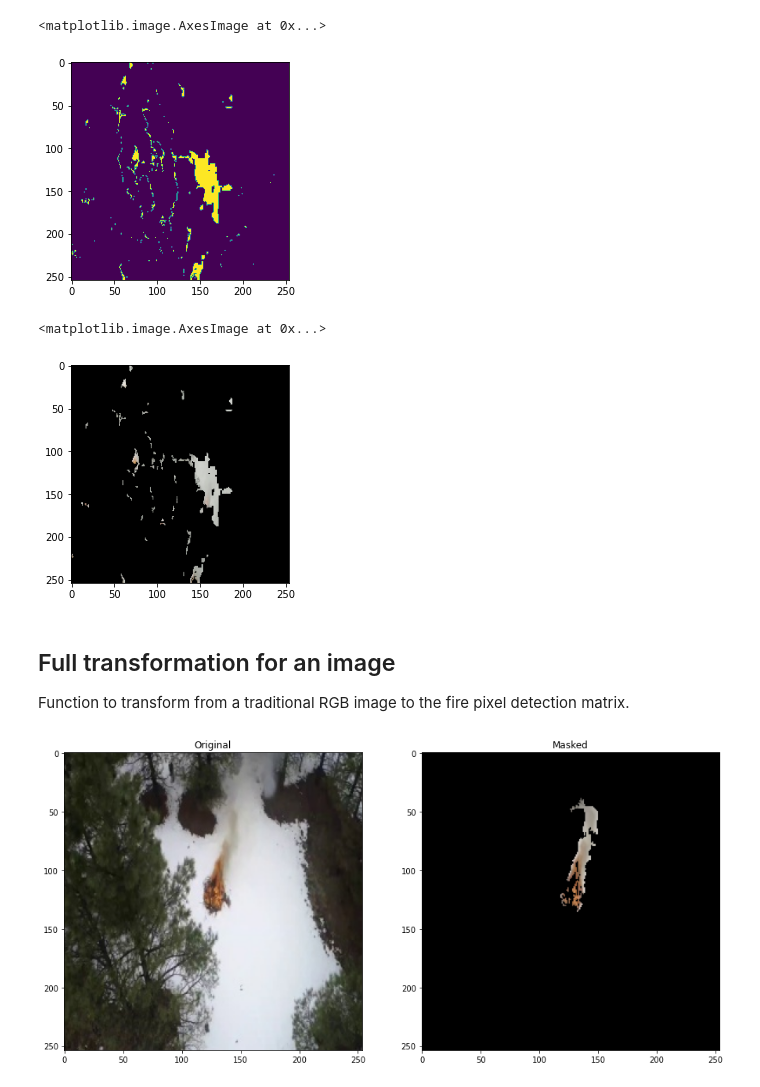
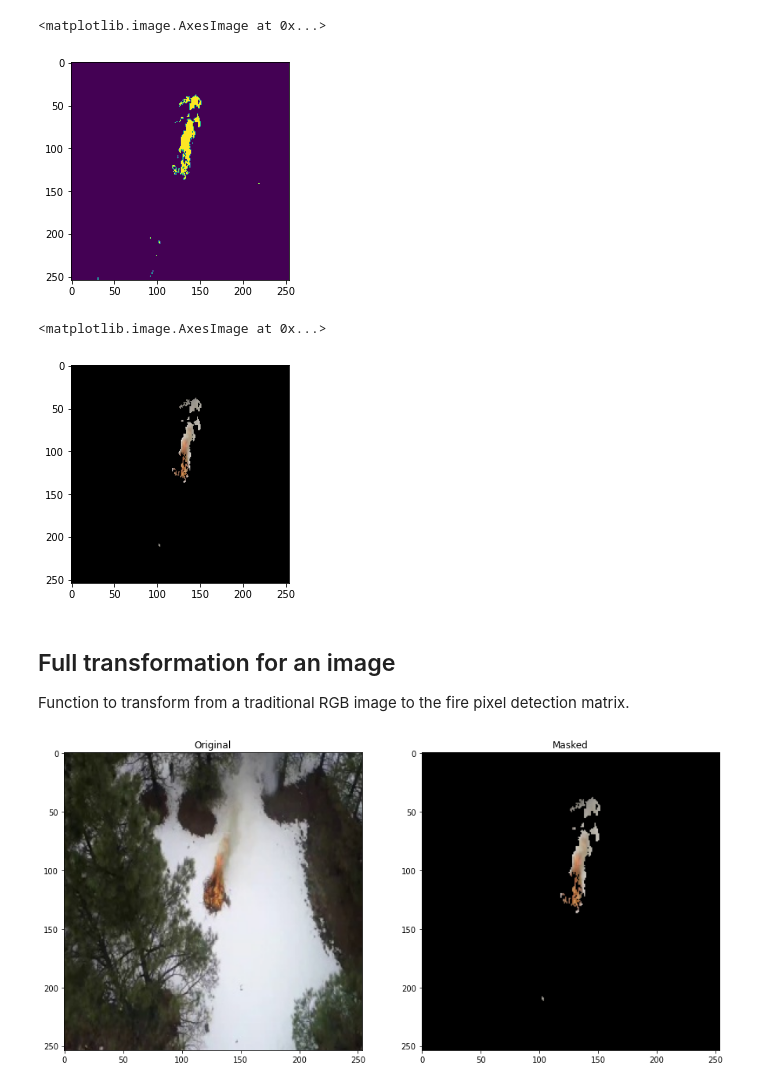
Before and after one commit to Loptt/forest-fire-detector, a Jupyter notebook: image_analysis.ipynb, the cells around one changed output. Drawn from its saved outputs; the diff is of its cells as text; code cells hidden in the pictures.

```diff
--- a/image_analysis.ipynb
+++ b/image_analysis.ipynb
@@ -7,8 +9,8 @@ from skimage import io, color
 import matplotlib.pyplot as plt
 %matplotlib inline
 
-img = io.imread("data/Training/Fire/resized_frame2341.jpg")
+img = io.imread("data/Training/Fire/resized_frame3.jpg")
 plt.imshow(img)
-plt.title("Fire Image")
+plt.title("Image")
 plt.show()
 # %% [output]
@@ -55,7 +80,7 @@ r_and = np.logical_and(np.logical_and(np.logical_and(r1, r2), r3), r4)
 plt.imshow(r_and)
 # %% [output]
 <matplotlib.image.AxesImage at 0x...>
-[figure, old version]
+[figure, new version]
 # %%
 import queue
 
@@ -63,7 +88,7 @@ def clean_small(mat, threshold):
     visited = np.full(mat.shape, False)
     to_remove = []
     cleaned_mat = np.copy(mat)
-    q = queue.SimpleQueue()
+    q = queue.Queue()
     size = 0
 
     for i in range(len(mat)):
@@ -77,10 +102,6 @@ def clean_small(mat, threshold):
             while not q.empty():
                 size += 1
                 x, y = q.get()
-                # Check 3 things to process pixel:
-                # 1. It is within the valid range
-                # 2. It has not been visited before
-                # 3. It is a true in the matrix
                 if (x < len(mat) and x >= 0 and y < len(mat[0]) and y >= 0) and not visited[x,y] and mat[x,y]:
                     visited[x,y] = True
                     to_remove.append((x,y))
@@ -109,7 +130,7 @@ img_masked = apply_mask(img, r_cleaned)
 plt.imshow(img_masked)
 # %% [output]
 <matplotlib.image.AxesImage at 0x...>
-[figure, old version]
+[figure, new version]
 # %% [markdown]
 ## Full transformation for an image
 Function to transform from a traditional RGB image to the fire pixel detection matrix.
@@ -131,14 +152,14 @@ def full_transform(img_rgb, threshold):
 
     return apply_mask(img_rgb, r_cleaned)
 # %%
-img = io.imread("data/Training/Fire/resized_frame0.jpg")
-masked = full_transform(img, 10)
+img = io.imread("data/Training/Fire/resized_frame3.jpg")
+masked = full_transform(img, 20)
 
 fig, (ax1, ax2) = plt.subplots(1, 2)
 fig.set_size_inches(15, 15)
 ax1.imshow(img)
 ax1.title.set_text("Original")
 ax2.imshow(masked)
 ax2.title.set_text("Masked")
 # %% [output]
-[figure, old version]
+[figure, new version]
```
Also changed, not shown: parts of 8 cells of this notebook.
